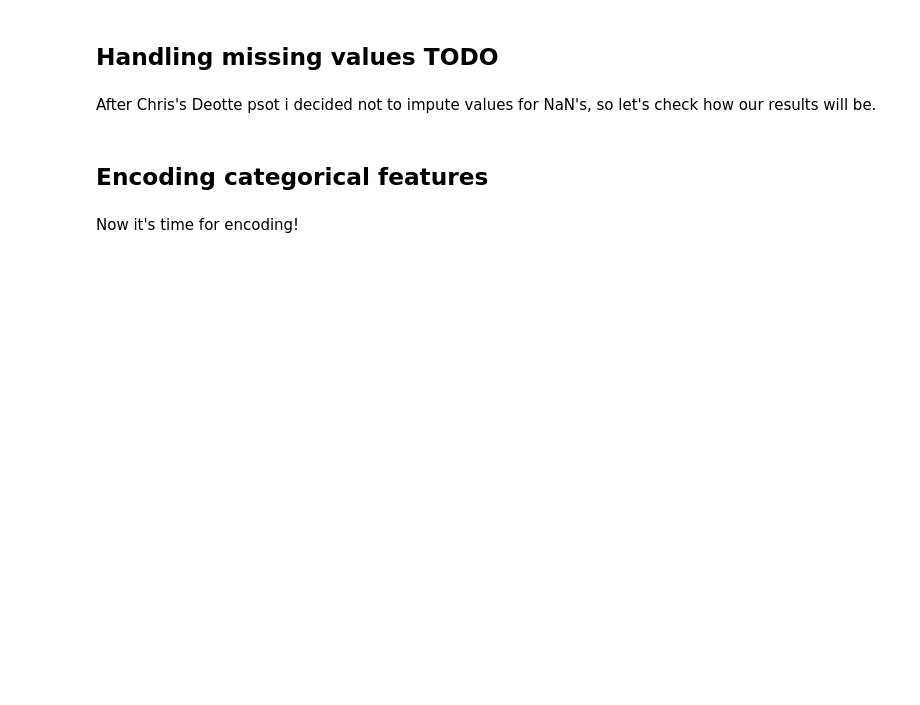
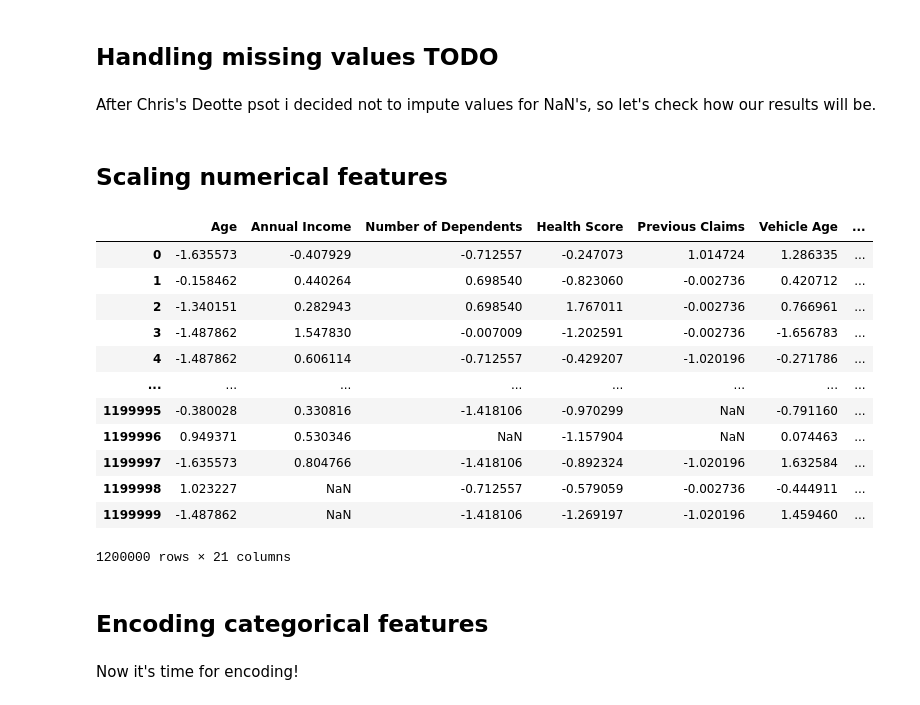
Before and after one commit to DenysGolub/Kaggle-Notebooks, a Jupyter notebook: insurance-premiums-unlocked-train-like-a-pro.ipynb, the cells around one changed output. Cells and saved outputs as stored; diff of their text form; code cells hidden in the pictures; blank space fills up the shorter version.

Commit message:
Kaggle Notebook | 💡Insurance Premiums Unlocked: Train Like a Pro! | Version 14

```diff
--- a/insurance-premiums-unlocked-train-like-a-pro.ipynb
+++ b/insurance-premiums-unlocked-train-like-a-pro.ipynb
@@ -179,6 +179,33 @@ def impute_missing_categorical_data(df):
 #test = impute_missing_numerical_data(test)
 # %%
 #train.info()
+# %% [markdown]
+## Scaling numerical features
+# %%
+num_cols = X_train.select_dtypes(exclude=['object', 'datetime', 'bool']).columns.tolist()
+num_cols.remove('Premium Amount')
+cat_cols = X_train.select_dtypes(include='object').columns.tolist()
+
+scaler = StandardScaler()
+
+X_train[num_cols] = scaler.fit_transform(X_train[num_cols])
+X_test[num_cols] = scaler.transform(X_test[num_cols])
+# %%
+X_train[num_cols]
+# %% [output]
+|  | Age | Annual Income | Number of Dependents | Health Score | Previous Claims | Vehicle Age | ... |
+| 0 | -1.635573 | -0.407929 | -0.712557 | -0.247073 | 1.014724 | 1.286335 | ... |
+| 1 | -0.158462 | 0.440264 | 0.698540 | -0.823060 | -0.002736 | 0.420712 | ... |
+| 2 | -1.340151 | 0.282943 | 0.698540 | 1.767011 | -0.002736 | 0.766961 | ... |
+| 3 | -1.487862 | 1.547830 | -0.007009 | -1.202591 | -0.002736 | -1.656783 | ... |
+| 4 | -1.487862 | 0.606114 | -0.712557 | -0.429207 | -1.020196 | -0.271786 | ... |
+| ... | ... | ... | ... | ... | ... | ... | ... |
+| 1199995 | -0.380028 | 0.330816 | -1.418106 | -0.970299 | NaN | -0.791160 | ... |
+| 1199996 | 0.949371 | 0.530346 | NaN | -1.157904 | NaN | 0.074463 | ... |
+| 1199997 | -1.635573 | 0.804766 | -1.418106 | -0.892324 | -1.020196 | 1.632584 | ... |
+| 1199998 | 1.023227 | NaN | -0.712557 | -0.579059 | -0.002736 | -0.444911 | ... |
+| 1199999 | -1.487862 | NaN | -1.418106 | -1.269197 | -1.020196 | 1.459460 | ... |
+1200000 rows × 21 columns
 # %% [markdown]
 ## Encoding categorical features
 # %% [markdown]
```
Also changed, not shown: parts of 10 cells of this notebook.
